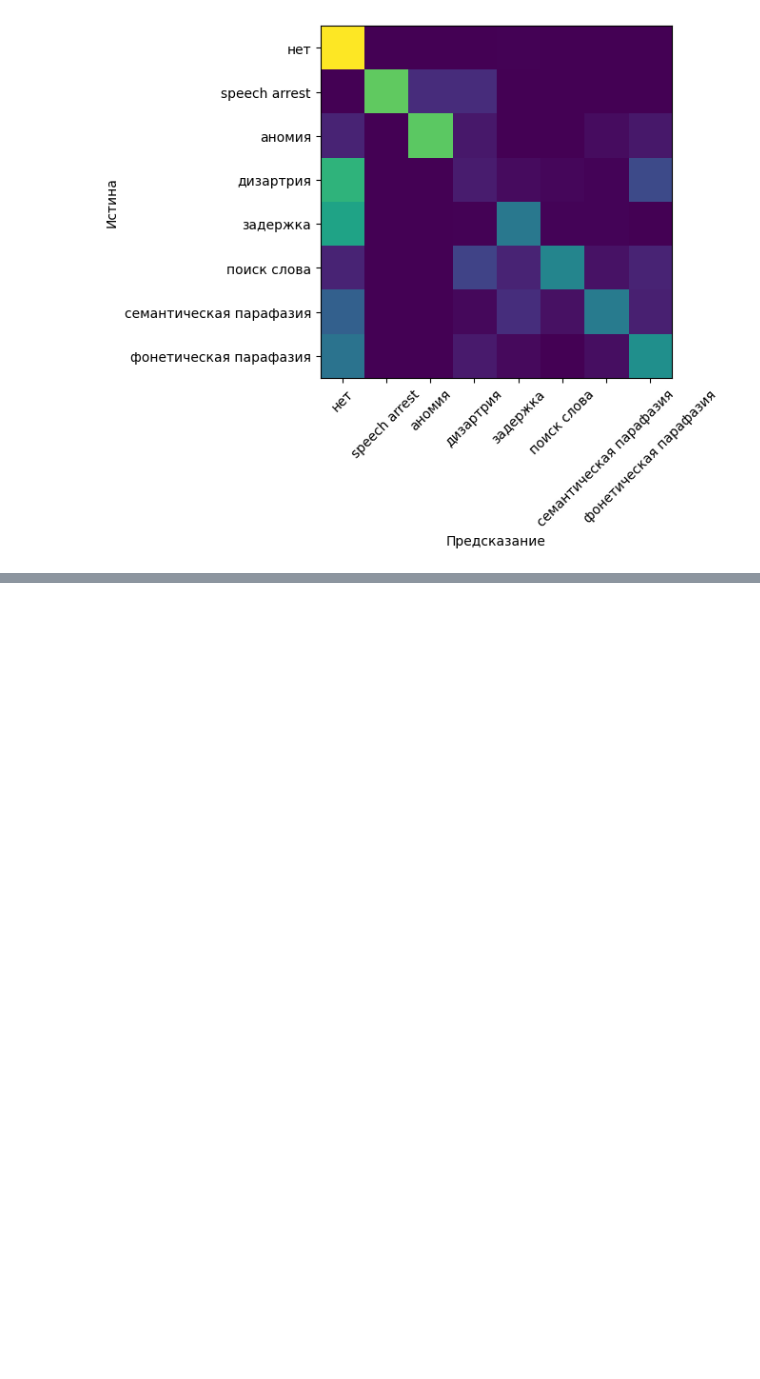
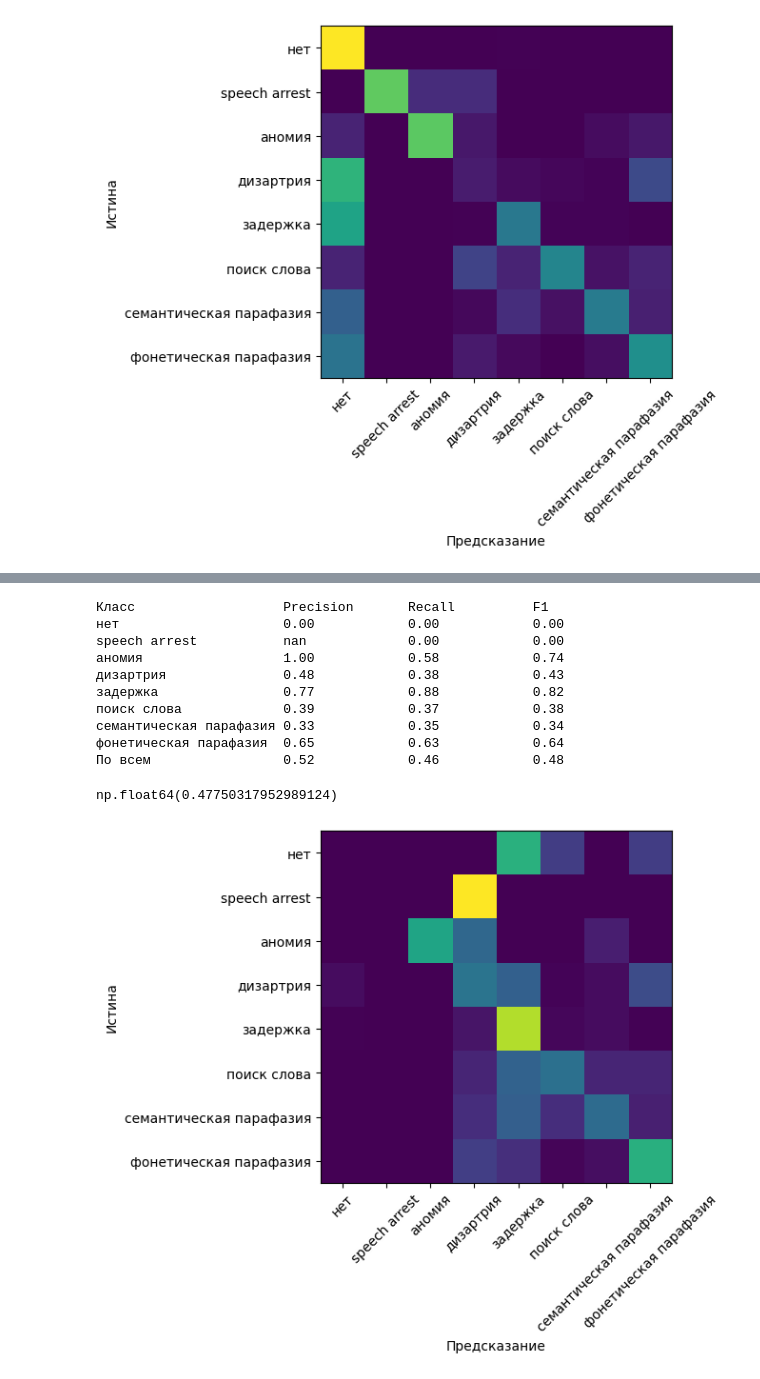
Before and after one commit to vmgorelikov/Automated-Classification-of-Language-Eloquent-Areas-in-Neurotypical-Individuals, a Jupyter notebook: notebooks/final_evaluations.ipynb, the cells around one changed output, grey strips where cells are left out. Drawn from its saved outputs; the diff is of its cells as text; code cells hidden in the pictures; blank space fills up the shorter version.

```diff
--- a/notebooks/final_evaluations.ipynb
+++ b/notebooks/final_evaluations.ipynb
@@ -224,0 +304,21 @@ np.float64(0.5847781602138662)
+# %%
+ovovn_classifier_T = OneVsOneVsNeutralClassifier(
+    DecisionTreeClassifier(max_depth=6, random_state=SEED),
+    DecisionTreeClassifier(random_state=SEED)
+)
+evaluate(ovovn_classifier_T,
+                        (train_X_T, train_y_T),
+                        (test_X_T, test_y_T))
+# %% [output]
+Класс                   Precision       Recall          F1
+нет                     0.00            0.00            0.00
+speech arrest           nan             0.00            0.00
+аномия                  1.00            0.58            0.74
+дизартрия               0.48            0.38            0.43
+задержка                0.77            0.88            0.82
+поиск слова             0.39            0.37            0.38
+семантическая парафазия 0.33            0.35            0.34
+фонетическая парафазия  0.65            0.63            0.64
+По всем                 0.52            0.46            0.48
+np.float64(0.47750317952989124)
+[figure, added]
```
Also changed, not shown: parts of 10 cells of this notebook.
